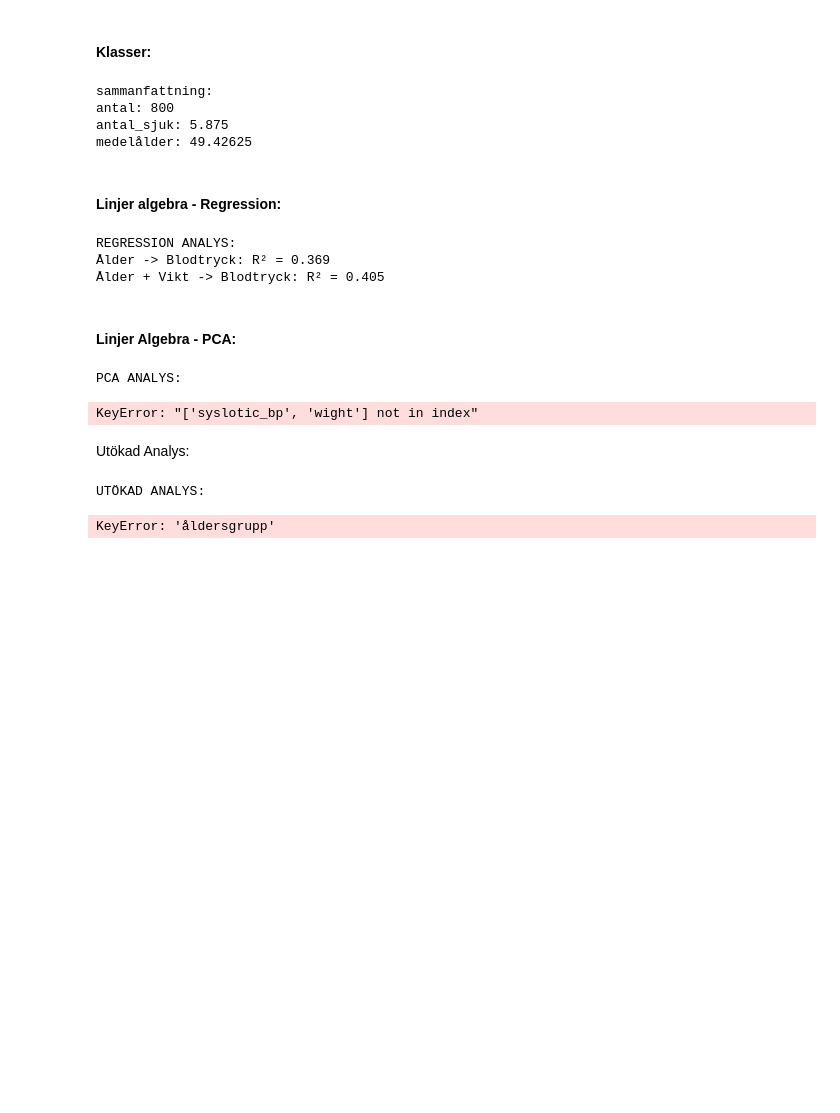
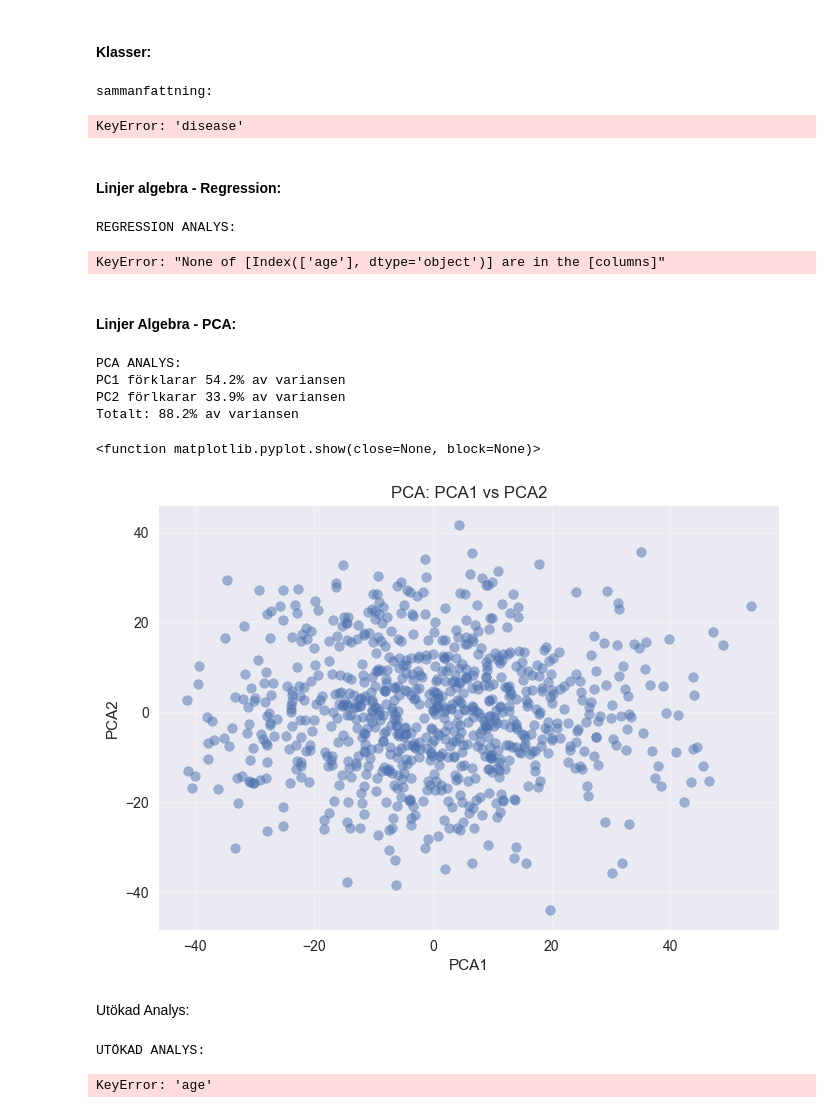
Before and after one commit to IrfanPallani/health_studyexamen2, a Jupyter notebook: Del2/data_health2.ipynb, the cells around one changed output. Saved outputs shown, nothing was run; the diff lists cells and outputs as text; code cells hidden in the pictures; blank space fills up the shorter version.

```diff
--- a/Del2/data_health2.ipynb
+++ b/Del2/data_health2.ipynb
@@ -5,11 +5,18 @@ import numpy as np
 import pandas as pd
 import matplotlib.pyplot as plt
 import seaborn as sns
-from dataclasses import dataclass
 from scipy import stats
 from sklearn.preprocessing import StandardScaler
 from sklearn.decomposition import PCA
 from sklearn.linear_model import LinearRegression
+import warnings
+
 
 
 np.random.seed(42)
+plt.style.use('seaborn-v0_8')
+warnings.filterwarnings('ignore')
+# %%
+df = pd.read_csv("statistics_health.csv")
+print(df.head())
+print(df.info())
@@ -87,9 +128,7 @@ for nyckel, värde in analysator.sammanfattning().items():
         print(f"{nyckel}: {värde}")
 # %% [output]
 sammanfattning:
-antal: 800
-antal_sjuk: 5.875
-medelålder: 49.42625
+KeyError: 'disease'
 # %% [markdown]
 #### Linjer algebra - Regression:
 # %%
@@ -100,39 +139,48 @@ print(f"Ålder -> Blodtryck: R² = {reg1['r2']:.3f}")
 
 reg2 = analysator.regression(['age', 'weight'], 'systolic_bp')
 print(f"Ålder + Vikt -> Blodtryck: R² = {reg2['r2']:.3f}")
+
+model
 # %% [output]
 REGRESSION ANALYS:
-Ålder -> Blodtryck: R² = 0.369
-Ålder + Vikt -> Blodtryck: R² = 0.405
+KeyError: "None of [Index(['age'], dtype='object')] are in the [columns]"
 # %% [markdown]
 #### Linjer Algebra - PCA:
 # %%
-print("\nPCA ANALYS:")
+print("\nPCA ANALYS: ")
 from sklearn.decomposition import PCA
 
-num_data = df[['age', 'syslotic_bp', 'cholesterol', 'wight']].dropna
+
+num_data = df[['age', 'systolic_bp', 'cholesterol', 'weight']].dropna()
+
 pca =PCA(n_components=2)
 pca_result = pca.fit_transform(num_data)
 
-print(f"PC1 förlkarar {pca.explained_variance_ratio_[0]*100:.f}% av varjansen")
-print(f"PC2 förlkarar {pca.explained_variance_ratio_[1]*100:.f}% av varjansen")
+print(f"PC1 förklarar {pca.explained_variance_ratio_[0]*100:.1f}% av variansen")
+print(f"PC2 förlkarar {pca.explained_variance_ratio_[1]*100:.1f}% av variansen")
+print(f"Totalt: {sum(pca.explained_variance_ratio_) * 100:.1f}% av variansen")
 
-plt.Figure(figsize=(7.5))
+plt.Figure(figsize=(7, 5))
 plt.scatter(pca_result[:,0], pca_result[:,1], alpha=0.5)
 plt.xlabel('PCA1')
 plt.ylabel('PCA2')
 plt.title('PCA: PCA1 vs PCA2')
+plt.grid(True, alpha=0.3)
 plt.show
 # %% [output]
 PCA ANALYS:
+PC1 förklarar 54.2% av variansen
+PC2 förlkarar 33.9% av variansen
+Totalt: 88.2% av variansen
-KeyError: "['syslotic_bp', 'wight'] not in index"
+<function matplotlib.pyplot.show(close=None, block=None)>
+[figure, added]
 # %% [markdown]
 Utökad Analys:
 # %%
 print("\nUTÖKAD ANALYS:")
-df['Äldersgräns'] =pd.cut(df['age'], bins=[0, 40, 60, 100], labels=['<40', '40-60', '60+'])
-sjuk_per_ålder = df.groupby('åldersgrupp')['disease'].mean() * 100
-print("sjukdomrisk per ålder:")
+df['åldersgräns'] = pd.cut(df['age'], bins=[0, 40, 60, 100], labels=['<40', '40-60', '60+'])
+sjuk_per_ålder = df.groupby('åldersgräns')['disease'].mean() * 100
+print("sjukdomrisk per ålder: ")
 
 for ålder, risk in sjuk_per_ålder.items():
     print(f" {ålder}: {risk:.1f}%")
@@ -146,12 +194,16 @@ for ålder, risk in sjuk_per_ålder.items():
 
     ax1.bar(sjuk_per_ålder.index.astype(str), sjuk_per_ålder.values)
     ax1.set_title('sjukdomsrisk per ålder')
+    ax1.set_ylabel('Risk (%)')
 
-    ax2.boxplot([df[df['diesease']==0]['vikt'], df[df['disease']==1]['vikt']], labels= ['Frisk', 'Sjuk'])
+    ax2.boxplot(
+                 df[df['disease'] == 0]['vikt'],
+                df[df['disease'] == 1]['vikt'],
+                 labels=['Frisk', 'Sjuk'])
     ax2.set_title('Vikt för sjuka och friska')
 
     plt.tight_layout()
     plt.show()
 # %% [output]
 UTÖKAD ANALYS:
-KeyError: 'åldersgrupp'
+KeyError: 'age'
```
Also changed, not shown: parts of 2 cells of this notebook, 3 other files.
